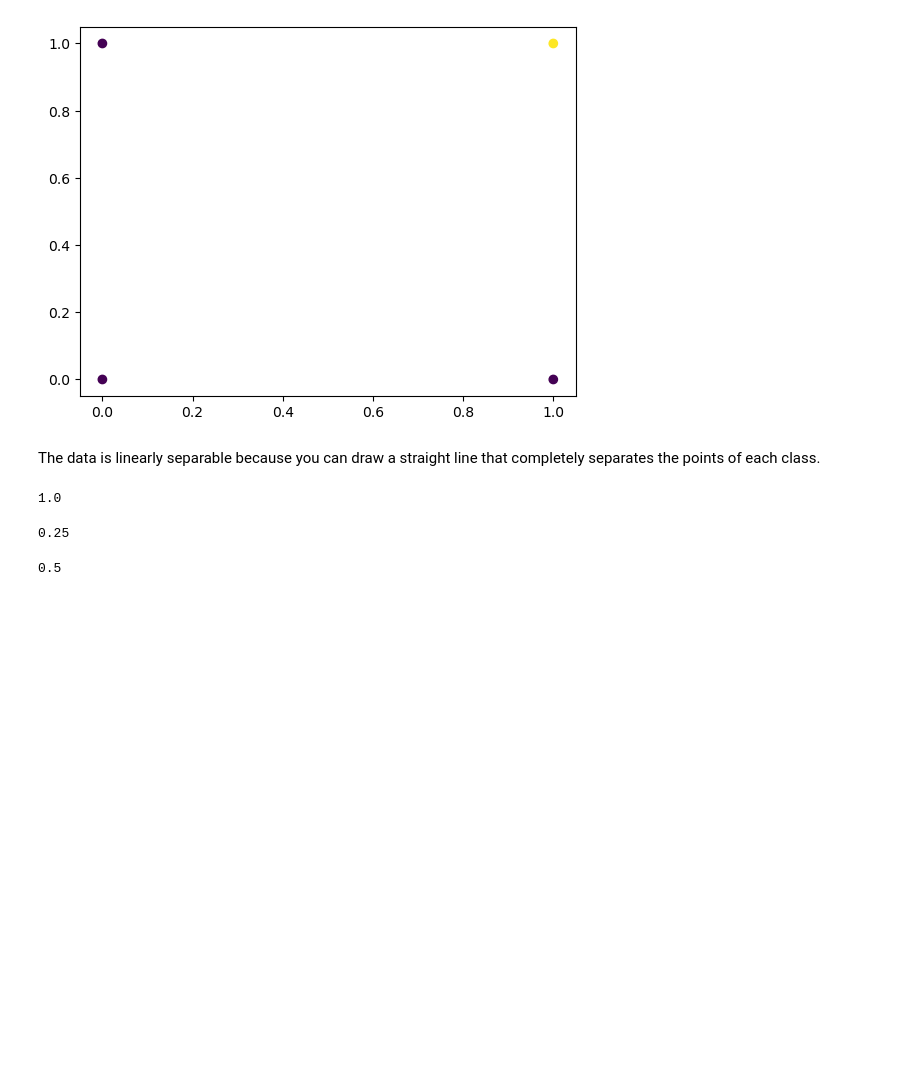
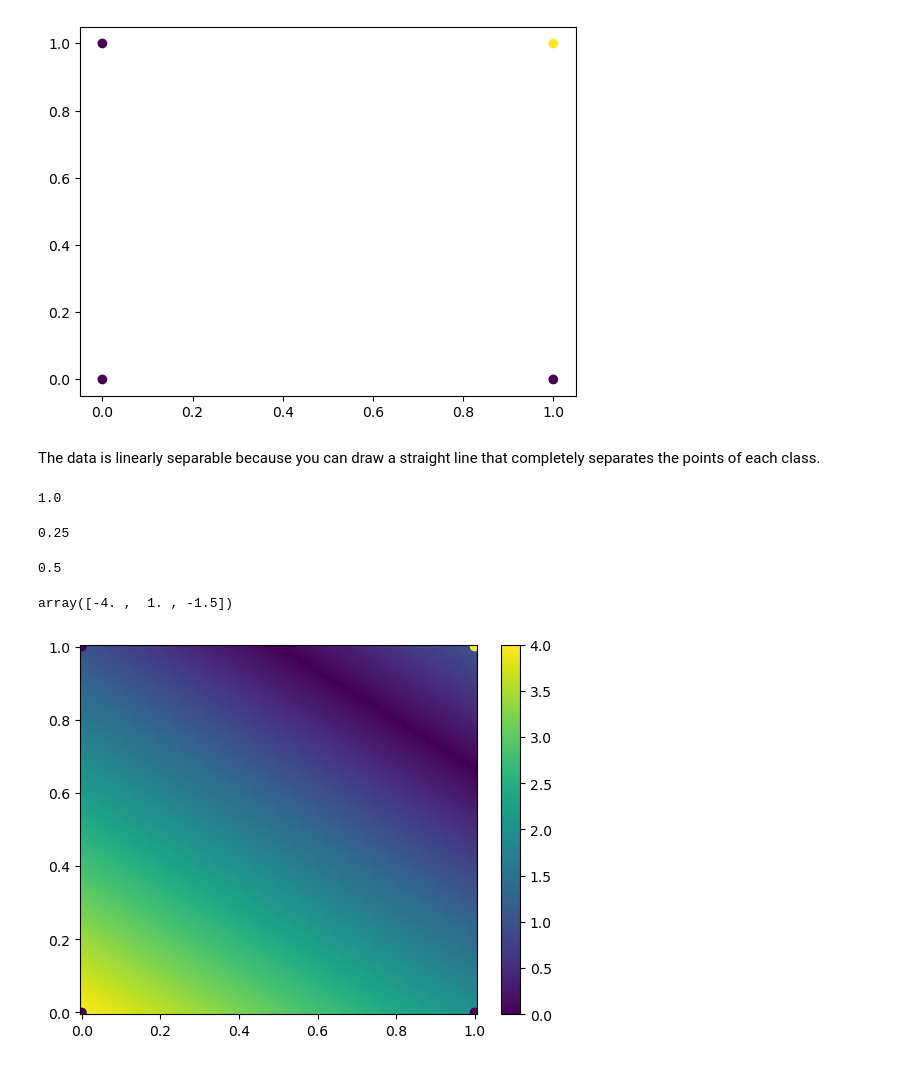
Before and after one commit to fatemehaa/DS-ML-Git-Projects, a Jupyter notebook: Perceptron Logic Gates/Perceptron logic gates.ipynb, the cells around one changed output. Drawn from its saved outputs; the diff is of its cells as text; code cells hidden in the pictures; blank space fills up the shorter version.

Commit message:
Visualising the Perceptron

```diff
--- a/Perceptron Logic Gates/Perceptron logic gates.ipynb
+++ b/Perceptron Logic Gates/Perceptron logic gates.ipynb
@@ -65,3 +65,37 @@ labels = [0, 1, 1, 1]
 classifier.score(data, labels)
 # %% [output]
 0.5
+# %%
+# Reset label back to AND gate
+labels = [0, 0, 0, 1]
+
+# Check distance points from the decision boundary using .decision_function
+classifier.decision_function([[0, 0], [1, 1], [0.5, 0.5]])
+# %% [output]
+array([-4. ,  1. , -1.5])
+# %%
+# Create list of points as input for .decision_function to create heatmap
+x_values = np.linspace(0, 1, 100)
+y_values = np.linspace(0, 1, 100)
+
+# Find every possible combination of the x and y values
+point_grid = list(product(x_values, y_values))
+
+# Use .decision_function on the point_grid
+distances = classifier.decision_function(point_grid)
+
+# Take the absolute value of every distance
+abs_distances = [abs(pt) for pt in distances]
+# %%
+## Draw the heatmap
+# Turn abs_distance into a two dimensional list for the pcolormesh() function
+distances_matrix = np.reshape(abs_distances, (100, 100))
+
+# Create heatmap
+heatmap = plt.pcolormesh(x_values, y_values, distances_matrix)
+plt.colorbar(heatmap)
+plt.scatter([point[0] for point in data], [point[1] for point in data],
+            c = labels)
+plt.show()
+# %% [output]
+[figure, added]
```
Also changed, not shown: parts of 1 cell of this notebook.
